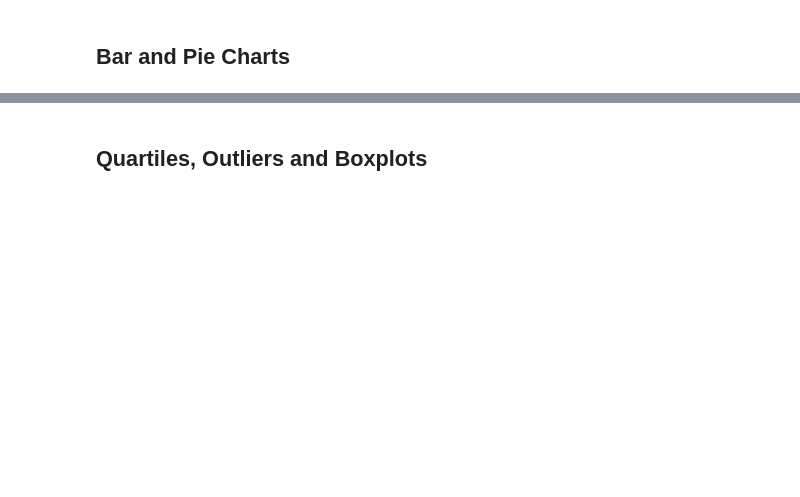
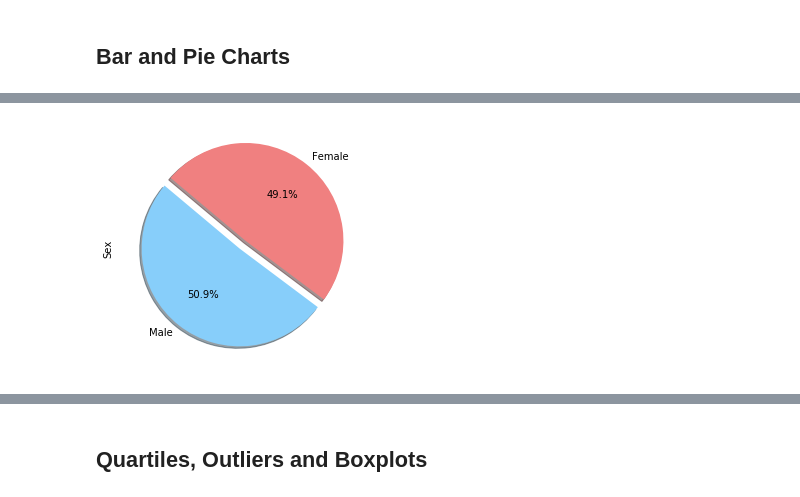
Before and after one commit to soumyakinger/MatPlotLib_HW, a Jupyter notebook: pymaceuticals_starter.ipynb, the cells around one changed output, grey strips where cells are left out. Saved outputs shown, nothing was run; the diff lists cells and outputs as text; code cells hidden in the pictures; blank space fills up the shorter version.

```diff
--- a/pymaceuticals_starter.ipynb
+++ b/pymaceuticals_starter.ipynb
@@ -144 +162,12 @@ No handles with labels found to put in legend.
+# %%
+# Generate a pie plot showing the distribution of female versus male mice using pandas
+gender_df = mouse_results_df["Sex"].value_counts()
+gender_df
+labels = gender_df.index
+gender_count = gender_df.values
+colors = ["lightskyblue","lightcoral"]
+explode = (0,0.1)
+pie_plot = gender_df.plot.pie(y="gender_count", figsize=(4.5,4.5),autopct="%1.1f%%",colors=colors,startangle=140, explode = explode, shadow = True)
+# %% [output]
+[figure, added]
 # %%
```
Also changed, not shown: parts of 18 cells of this notebook.
